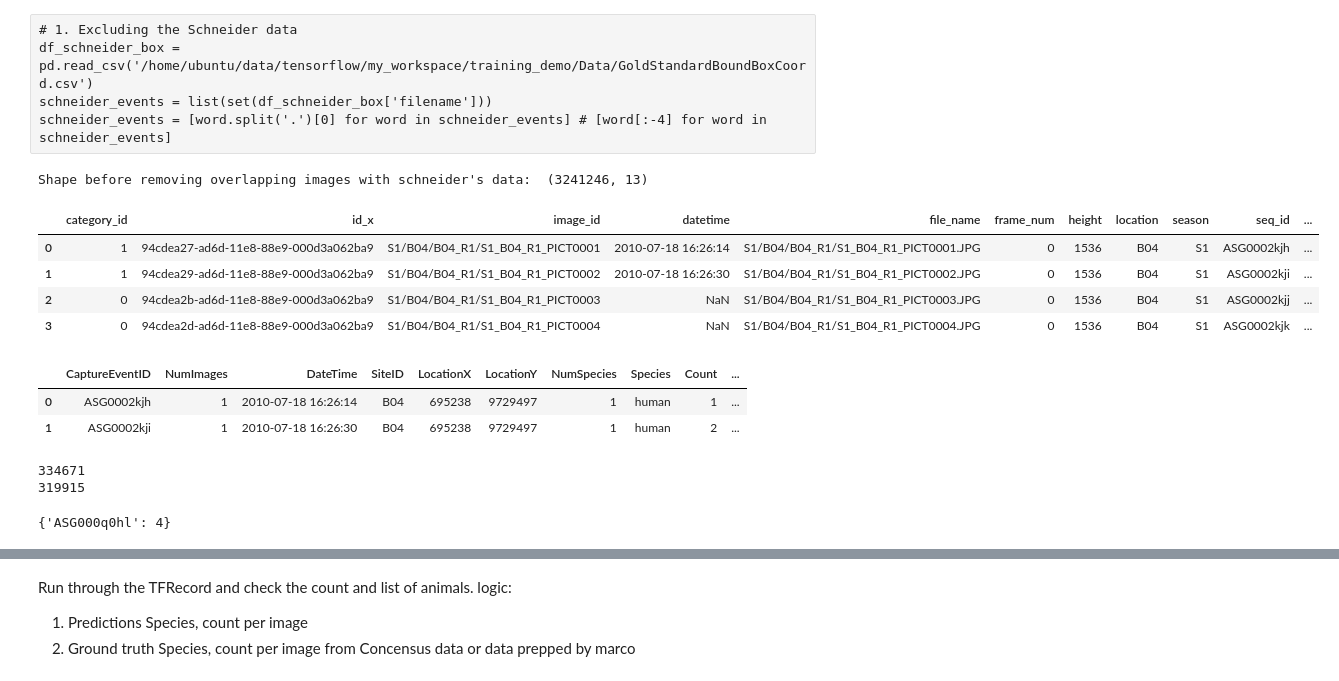
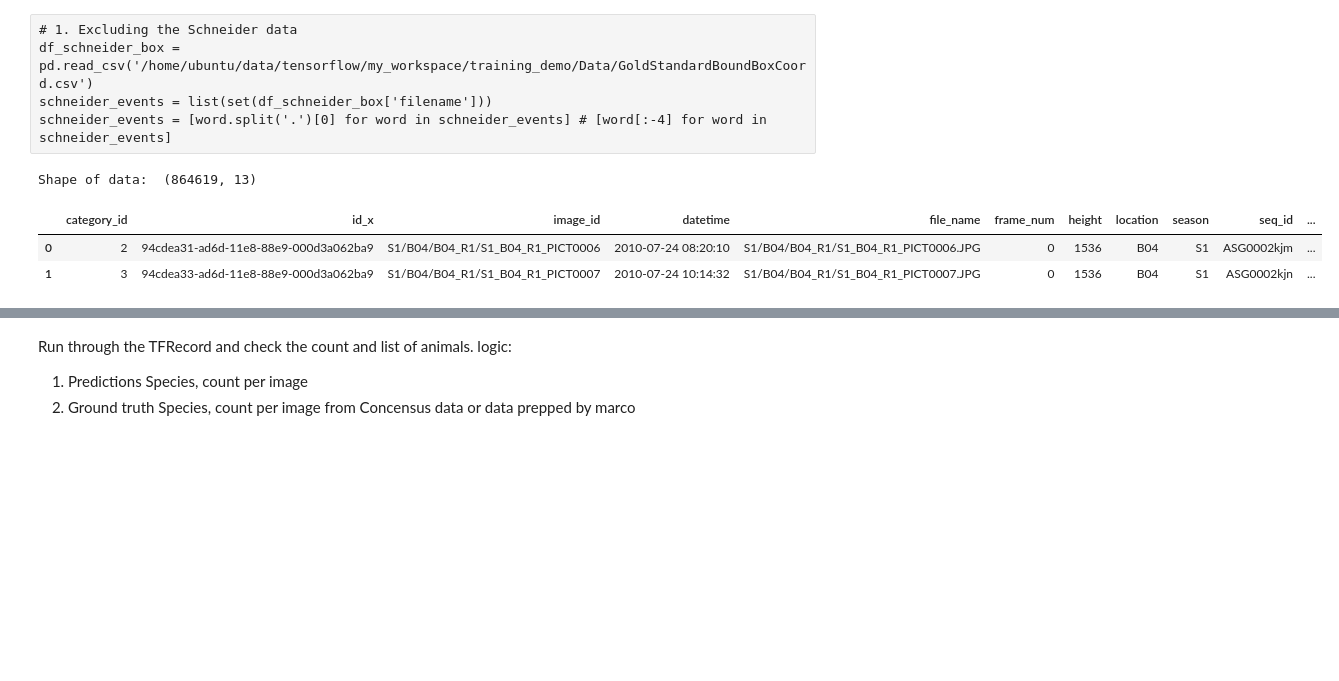
Before and after one commit to Manish-rai21bit/camera-trap-detection, a Jupyter notebook: bootstrapping/bootstrapping_species_detection.ipynb, the cells around one changed output, grey strips where cells are left out. Saved outputs shown, nothing was run; the diff lists cells and outputs as text; code cells hidden in the pictures; blank space fills up the shorter version.

```diff
--- a/bootstrapping/bootstrapping_species_detection.ipynb
+++ b/bootstrapping/bootstrapping_species_detection.ipynb
@@ -33,8 +33,8 @@ with open('../data/LILA/SnapshotSerengeti.json', 'r') as f:
 
 # read the bounding box annotations and the image information to dataframes
 df_annotations = pd.DataFrame(dict1['annotations'])
-# Removing the unknown category from the dataset
-df_annotations = df_annotations.loc[df_annotations['category_id']!=1000]
+# Removing the unknown category, humans and empty from the dataset
+df_annotations = df_annotations.loc[~df_annotations['category_id'].isin([1000, 0, 1])]
 print(df_annotations.shape)
 df_images = pd.DataFrame(dict1['images'])
 print(df_images.shape)
@@ -92,45 +92,12 @@ df_bb_meta = pd.merge(left=df_bb_meta,
                       left_on=df_bb_meta['category_id'],
                       right_on=df_categories['id'])
 df_bb_meta = df_bb_meta.drop(columns=['key_0', 'id'])
-print("Shape before removing overlapping images with schneider's data: ", df_bb_meta.shape)
-
-# Removing the overlapping images with Schneider's data
-# df_bb_meta = df_bb_meta[~df_bb_meta['seq_id'].isin(schneider_events)]
-# print("Shape after removing overlapping images with schneider's data: ", df_bb_meta.shape)
-
-# 1.
-# Removing the event that have been used for training the model
-# event_in_training = list(df_bb_meta[df_bb_meta['image_id'].isin(l)]['seq_id'])
-# df_bb_meta = df_bb_meta[~df_bb_meta['seq_id'].isin(event_in_training)]
-# print("Shape after removing images used for training the model: ", df_bb_meta.shape)
-
-# 2.
-# Removing humans from the data
-# df_bb_meta = df_bb_meta.loc[~df_bb_meta['category_id'].isin([0, 1])]
-# print("Shape after removing human and empty images: ", df_bb_meta.shape)
-# Converting the dataframe to th dictionary for convenience
-# dict_bb_meta = df_bb_meta.to_dict('records')
+print("Shape of data: ", df_bb_meta.shape)
 # %% [output]
-Shape before removing overlapping images with schneider's data:  (3241246, 13)
+Shape of data:  (864619, 13)
 # %%
-df_bb_meta.head(n = 4)
+df_bb_meta.head(n = 2)
 # %% [output]
 |  | category_id | id_x | image_id | datetime | file_name | frame_num | height | location | season | seq_id | ... |
-| 0 | 1 | 94cdea27-ad6d-11e8-88e9-000d3a062ba9 | S1/B04/B04_R1/S1_B04_R1_PICT0001 | 2010-07-18 16:26:14 | S1/B04/B04_R1/S1_B04_R1_PICT0001.JPG | 0 | 1536 | B04 | S1 | ASG0002kjh | ... |
-| 1 | 1 | 94cdea29-ad6d-11e8-88e9-000d3a062ba9 | S1/B04/B04_R1/S1_B04_R1_PICT0002 | 2010-07-18 16:26:30 | S1/B04/B04_R1/S1_B04_R1_PICT0002.JPG | 0 | 1536 | B04 | S1 | ASG0002kji | ... |
-| 2 | 0 | 94cdea2b-ad6d-11e8-88e9-000d3a062ba9 | S1/B04/B04_R1/S1_B04_R1_PICT0003 | NaN | S1/B04/B04_R1/S1_B04_R1_PICT0003.JPG | 0 | 1536 | B04 | S1 | ASG0002kjj | ... |
-| 3 | 0 | 94cdea2d-ad6d-11e8-88e9-000d3a062ba9 | S1/B04/B04_R1/S1_B04_R1_PICT0004 | NaN | S1/B04/B04_R1/S1_B04_R1_PICT0004.JPG | 0 | 1536 | B04 | S1 | ASG0002kjk | ... |
+| 0 | 2 | 94cdea31-ad6d-11e8-88e9-000d3a062ba9 | S1/B04/B04_R1/S1_B04_R1_PICT0006 | 2010-07-24 08:20:10 | S1/B04/B04_R1/S1_B04_R1_PICT0006.JPG | 0 | 1536 | B04 | S1 | ASG0002kjm | ... |
+| 1 | 3 | 94cdea33-ad6d-11e8-88e9-000d3a062ba9 | S1/B04/B04_R1/S1_B04_R1_PICT0007 | 2010-07-24 10:14:32 | S1/B04/B04_R1/S1_B04_R1_PICT0007.JPG | 0 | 1536 | B04 | S1 | ASG0002kjn | ... |
-# %%
-df_concensus = pd.read_csv((Project_filepath + 'Data/consensus_data.csv'))
-df_concensus.head(n = 2)
-# %% [output]
-|  | CaptureEventID | NumImages | DateTime | SiteID | LocationX | LocationY | NumSpecies | Species | Count | ... |
-| 0 | ASG0002kjh | 1 | 2010-07-18 16:26:14 | B04 | 695238 | 9729497 | 1 | human | 1 | ... |
-| 1 | ASG0002kji | 1 | 2010-07-18 16:26:30 | B04 | 695238 | 9729497 | 1 | human | 2 | ... |
-# %%
-target = list(df_concensus['CaptureEventID'])
-print(len(list(df_concensus['CaptureEventID'])))
-print(len(set(df_concensus['CaptureEventID'])))
-# %% [output]
-334671
-319915
@@ -144,5 +103,0 @@ for event in target:
-# %%
-duplicates = {k : v for k,v in count_dict.items() if v > 3}
-duplicates
-# %% [output]
-{'ASG000q0hl': 4}
```
Also changed, not shown: parts of 20 cells of this notebook.
